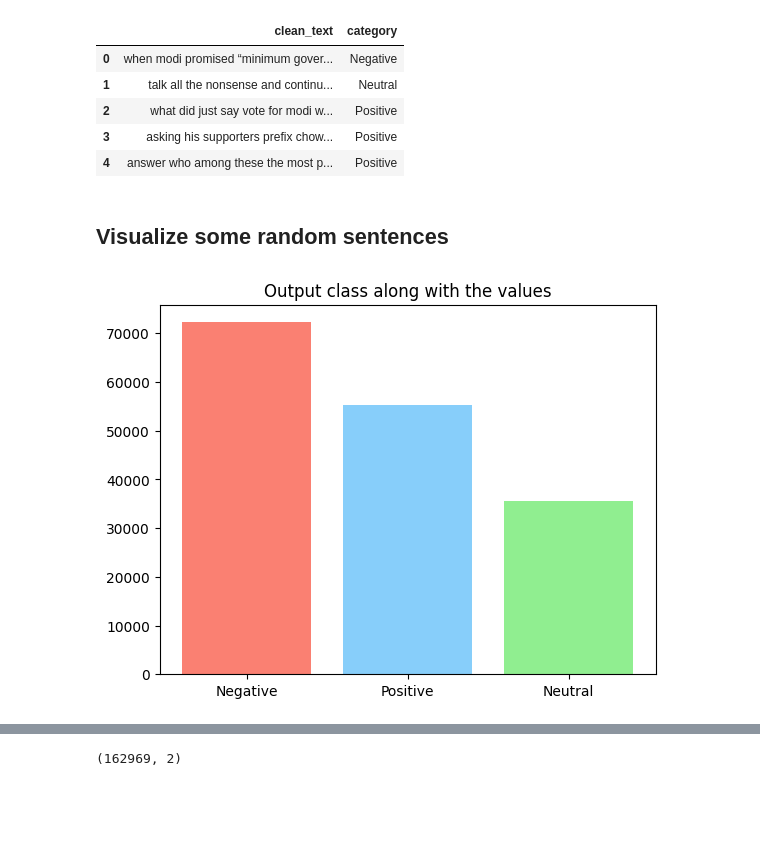
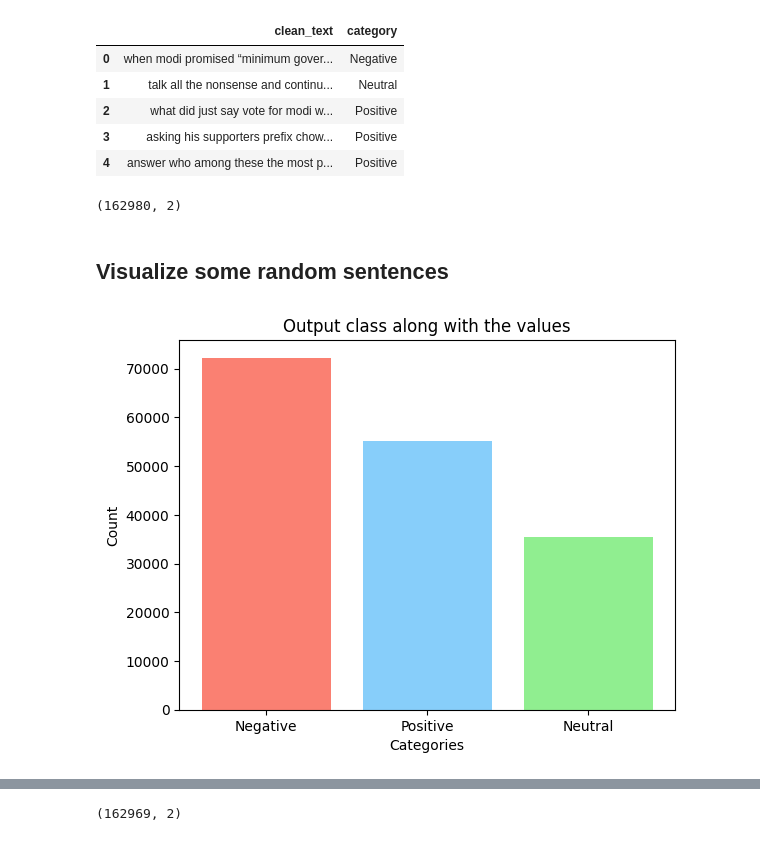
Before and after one commit to krutika-shimpi/Edureka_Internship_Assigments_solved, a Jupyter notebook: Mini_Project_3_Twitter_Sentiment_Analysis/Mini_Project_3_Twitter_Sentiment_Analysis.ipynb, the cells around one changed output, grey strips where cells are left out. Cells and saved outputs as stored; diff of their text form; code cells hidden in the pictures; blank space fills up the shorter version.

```diff
--- a/Mini_Project_3_Twitter_Sentiment_Analysis/Mini_Project_3_Twitter_Sentiment_Analysis.ipynb
+++ b/Mini_Project_3_Twitter_Sentiment_Analysis/Mini_Project_3_Twitter_Sentiment_Analysis.ipynb
@@ -100,15 +108,21 @@ twitter_data.head()
 | 2 | what did just say vote for modi w... | Positive |
 | 3 | asking his supporters prefix chow... | Positive |
 | 4 | answer who among these the most p... | Positive |
+# %%
+twitter_data.shape
+# %% [output]
+(162980, 2)
 # %% [markdown]
 ## Visualize some random sentences
 # %%
 # Inspect the output column and check how many values are present for each class
 plt.bar(['Negative', 'Positive', 'Neutral'], twitter_data['category'].value_counts(), color = ['salmon', 'lightskyblue', 'lightgreen'])
 plt.title('Output class along with the values')
+plt.xlabel('Categories')
+plt.ylabel('Count')
 plt.show()
 # %% [output]
-[figure, old version]
+[figure, new version]
 # %%
 # Print a random sentence and its assigned class
 print('\nSample sentences along with labels:\n')
```
Also changed, not shown: parts of 19 cells of this notebook.
